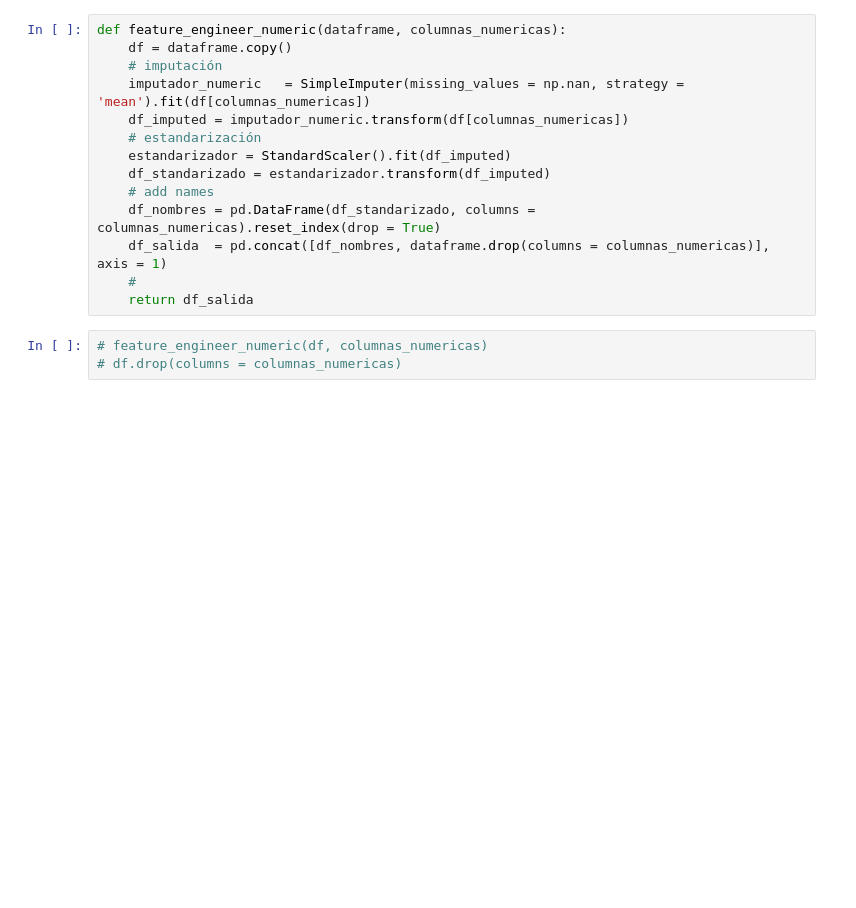
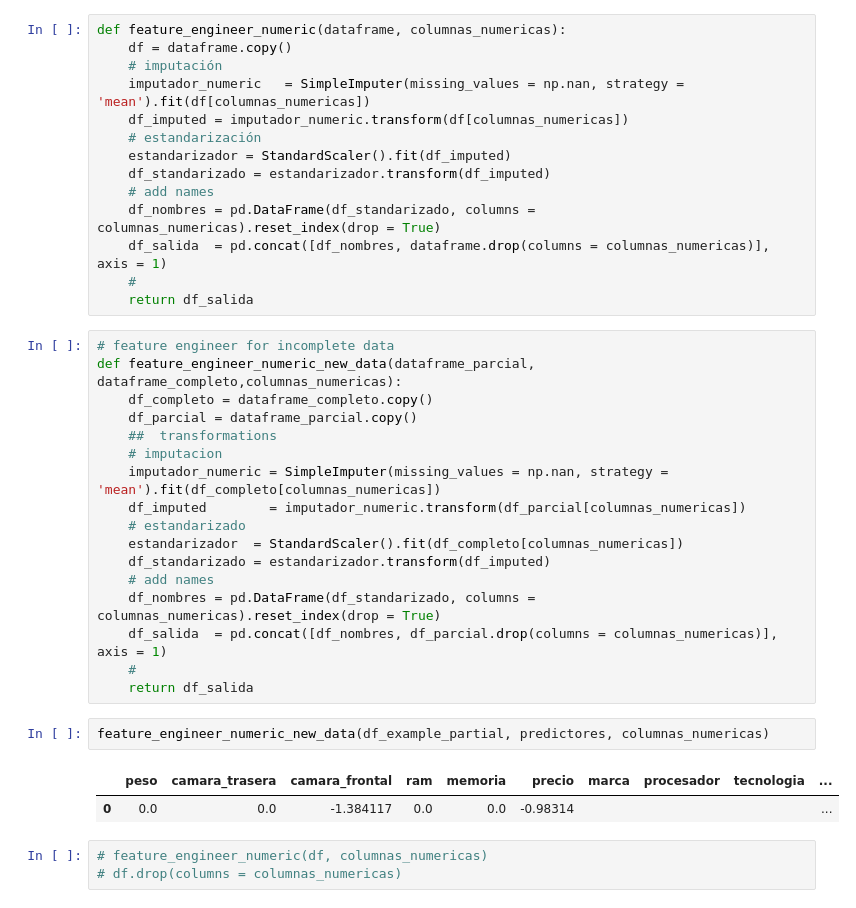
Before and after one commit to yoselalberto/ia_proyecto_final, a Jupyter notebook: modeling.ipynb, the cells around one changed output. Drawn from its saved outputs; the diff is of its cells as text; blank space fills up the shorter version.

Commit message:
add function to fe numeric variables for upcoming examples

```diff
--- a/modeling.ipynb
+++ b/modeling.ipynb
@@ -70,6 +70,28 @@ def feature_engineer_numeric(dataframe, columnas_numericas):
     df_salida  = pd.concat([df_nombres, dataframe.drop(columns = columnas_numericas)], axis = 1)
     #
     return df_salida
+# %%
+# feature engineer for incomplete data
+def feature_engineer_numeric_new_data(dataframe_parcial, dataframe_completo,columnas_numericas):
+    df_completo = dataframe_completo.copy()
+    df_parcial = dataframe_parcial.copy()
+    ##  transformations
+    # imputacion
+    imputador_numeric = SimpleImputer(missing_values = np.nan, strategy = 'mean').fit(df_completo[columnas_numericas])
+    df_imputed        = imputador_numeric.transform(df_parcial[columnas_numericas])
+    # estandarizado
+    estandarizador  = StandardScaler().fit(df_completo[columnas_numericas])
+    df_standarizado = estandarizador.transform(df_imputed)
+    # add names
+    df_nombres = pd.DataFrame(df_standarizado, columns = columnas_numericas).reset_index(drop = True)
+    df_salida  = pd.concat([df_nombres, df_parcial.drop(columns = columnas_numericas)], axis = 1)
+    #
+    return df_salida
+# %%
+feature_engineer_numeric_new_data(df_example_partial, predictores, columnas_numericas)
+# %% [output]
+|  | peso | camara_trasera | camara_frontal | ram | memoria | precio | marca | procesador | tecnologia | ... |
+| 0 | 0.0 | 0.0 | -1.384117 | 0.0 | 0.0 | -0.98314 |  |  |  | ... |
 # %%
 # feature_engineer_numeric(df, columnas_numericas)
 # df.drop(columns = columnas_numericas)
```
Also changed, not shown: parts of 3 cells of this notebook.
